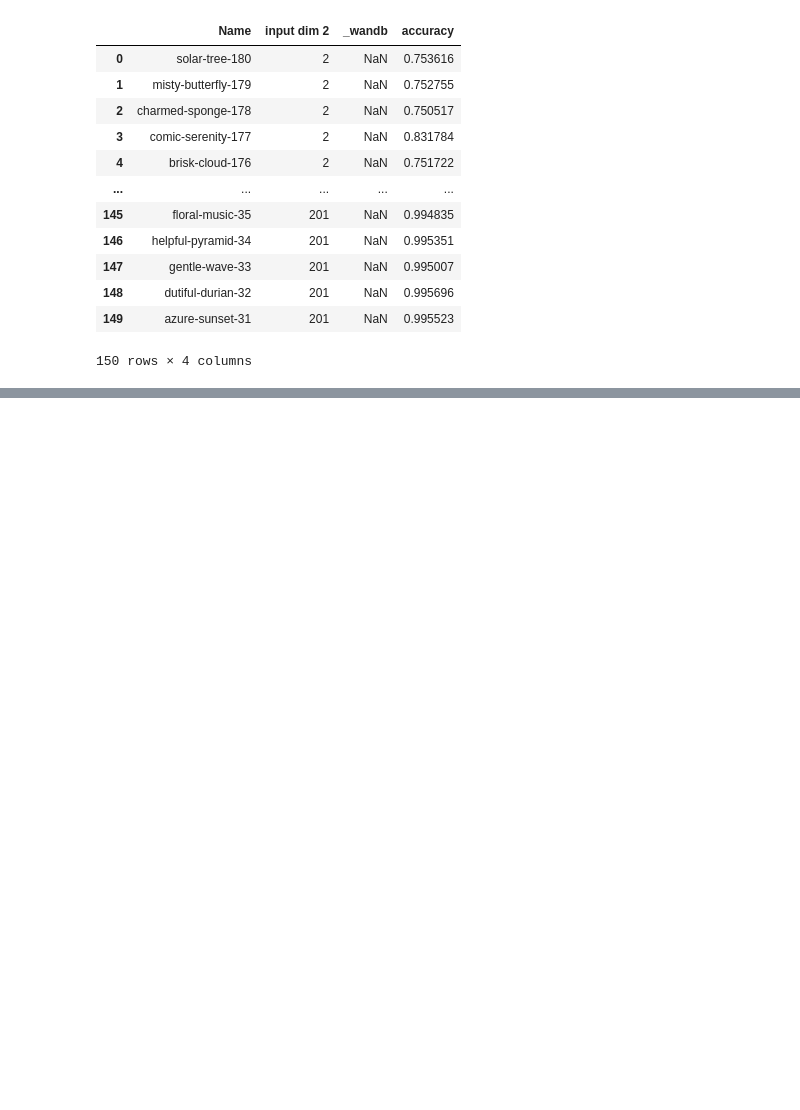
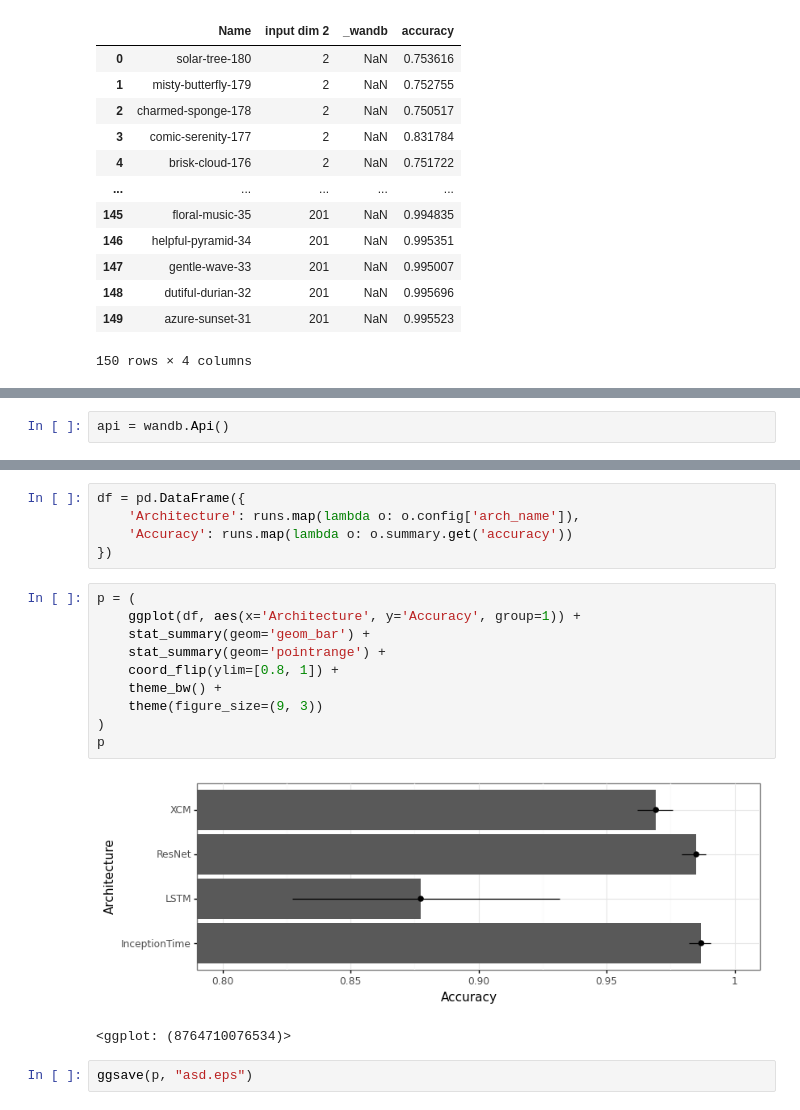
Before and after one commit to vrodriguezf/mlchaos, a Jupyter notebook: nbs/_draftsheet.ipynb, the cells around one changed output, grey strips where cells are left out. Saved outputs shown, nothing was run; the diff lists cells and outputs as text; blank space fills up the shorter version.

```diff
--- a/nbs/_draftsheet.ipynb
+++ b/nbs/_draftsheet.ipynb
@@ -184,0 +272,2 @@ df
+# %%
+api = wandb.Api()
@@ -184,0 +280,20 @@ df
+# %%
+df = pd.DataFrame({
+    'Architecture': runs.map(lambda o: o.config['arch_name']),
+    'Accuracy': runs.map(lambda o: o.summary.get('accuracy'))
+})
+# %%
+p = (
+    ggplot(df, aes(x='Architecture', y='Accuracy', group=1)) +
+    stat_summary(geom='geom_bar') +
+    stat_summary(geom='pointrange') +
+    coord_flip(ylim=[0.8, 1]) +
+    theme_bw() +
+    theme(figure_size=(9, 3))
+)
+p
+# %% [output]
+[figure, added]
+<ggplot: (8764710076534)>
+# %%
+ggsave(p, "asd.eps")
```
Also changed, not shown: parts of 20 cells of this notebook, 5 other files.
